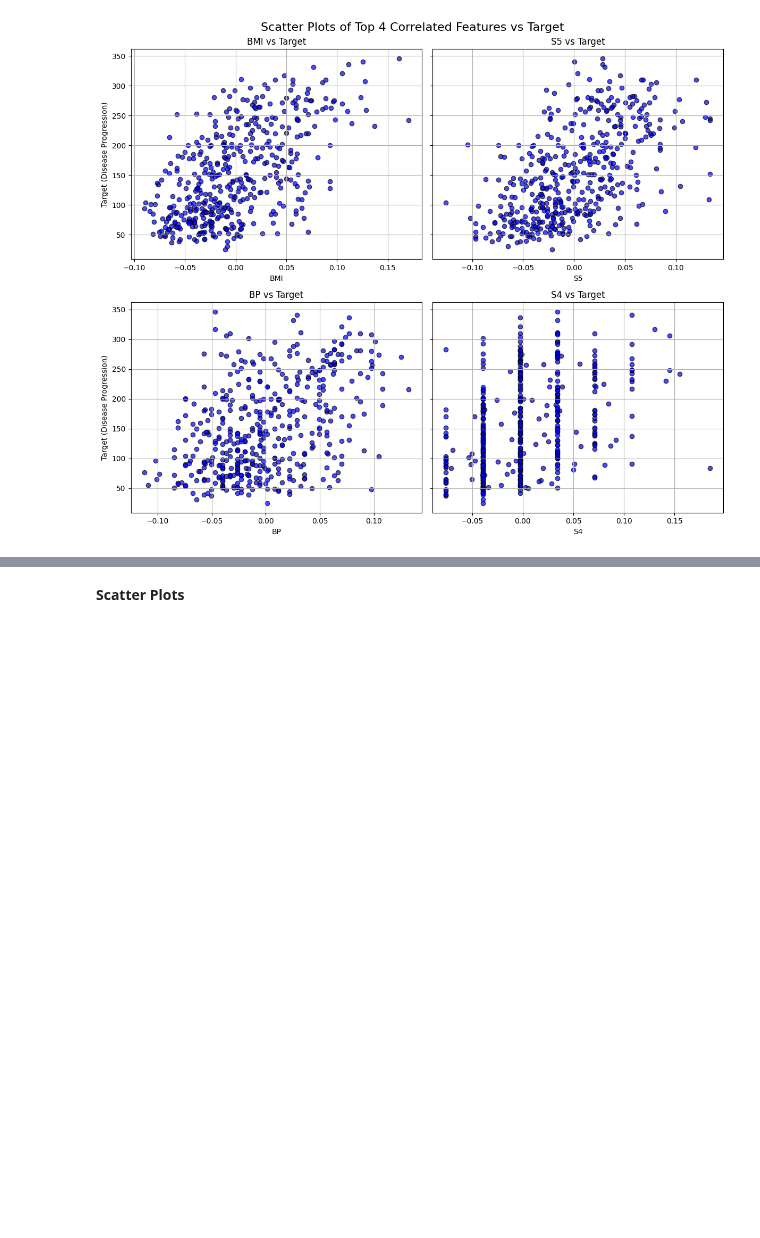
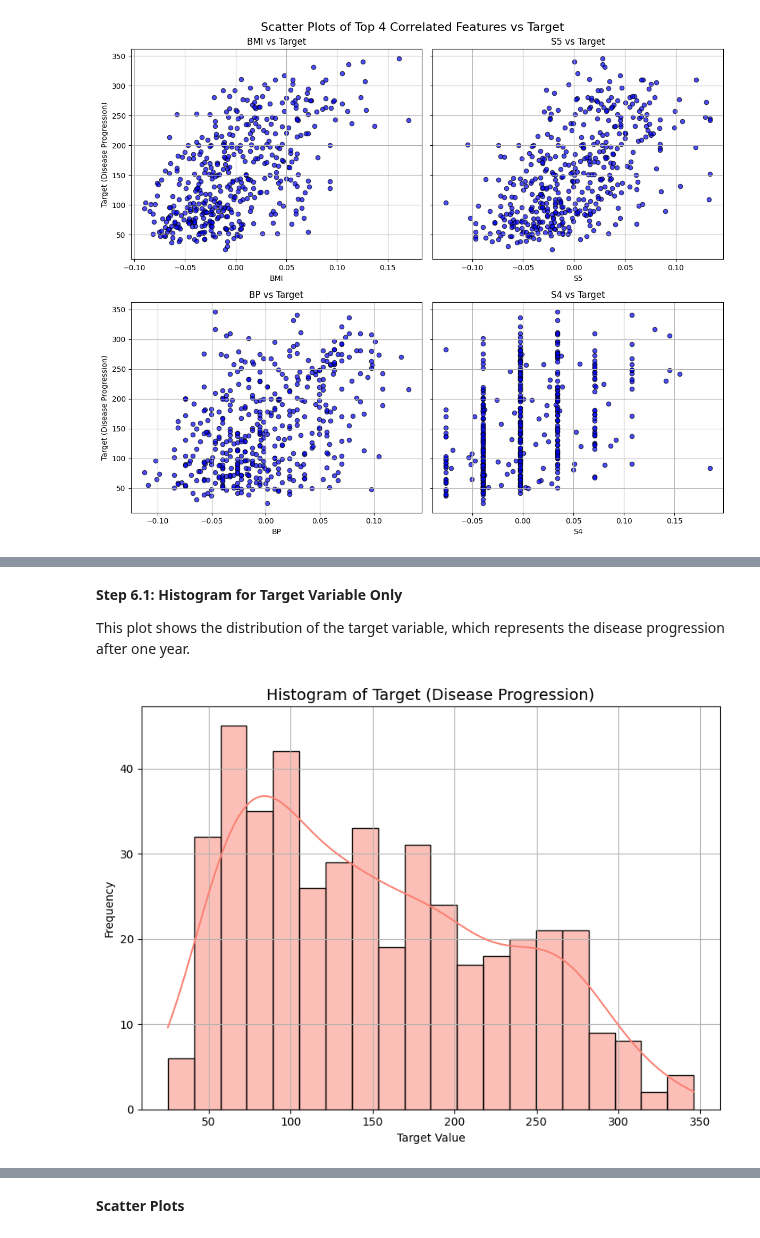
Before and after one commit to MandeepCon/Practical-Lab-2-MLR, a Jupyter notebook: Practical lab2.ipynb, the cells around one changed output, grey strips where cells are left out. Cells and saved outputs as stored; diff of their text form; code cells hidden in the pictures; blank space fills up the shorter version.

```diff
--- a/Practical lab2.ipynb
+++ b/Practical lab2.ipynb
@@ -237,0 +231,16 @@ plt.show()
+# %% [markdown]
+**Step 6.1: Histogram for Target Variable Only**
+
+This plot shows the distribution of the target variable, which represents the disease progression after one year.
+# %%
+# Separate histogram for the target variable
+plt.figure(figsize=(8, 6))
+sns.histplot(diabetes_data['target'], bins=20, kde=True, color='salmon')
+plt.title("Histogram of Target (Disease Progression)", fontsize=14)
+plt.xlabel("Target Value")
+plt.ylabel("Frequency")
+plt.grid(True)
+plt.tight_layout()
+plt.show()
+# %% [output]
+[figure, added]
```
Also changed, not shown: parts of 3 cells of this notebook.
